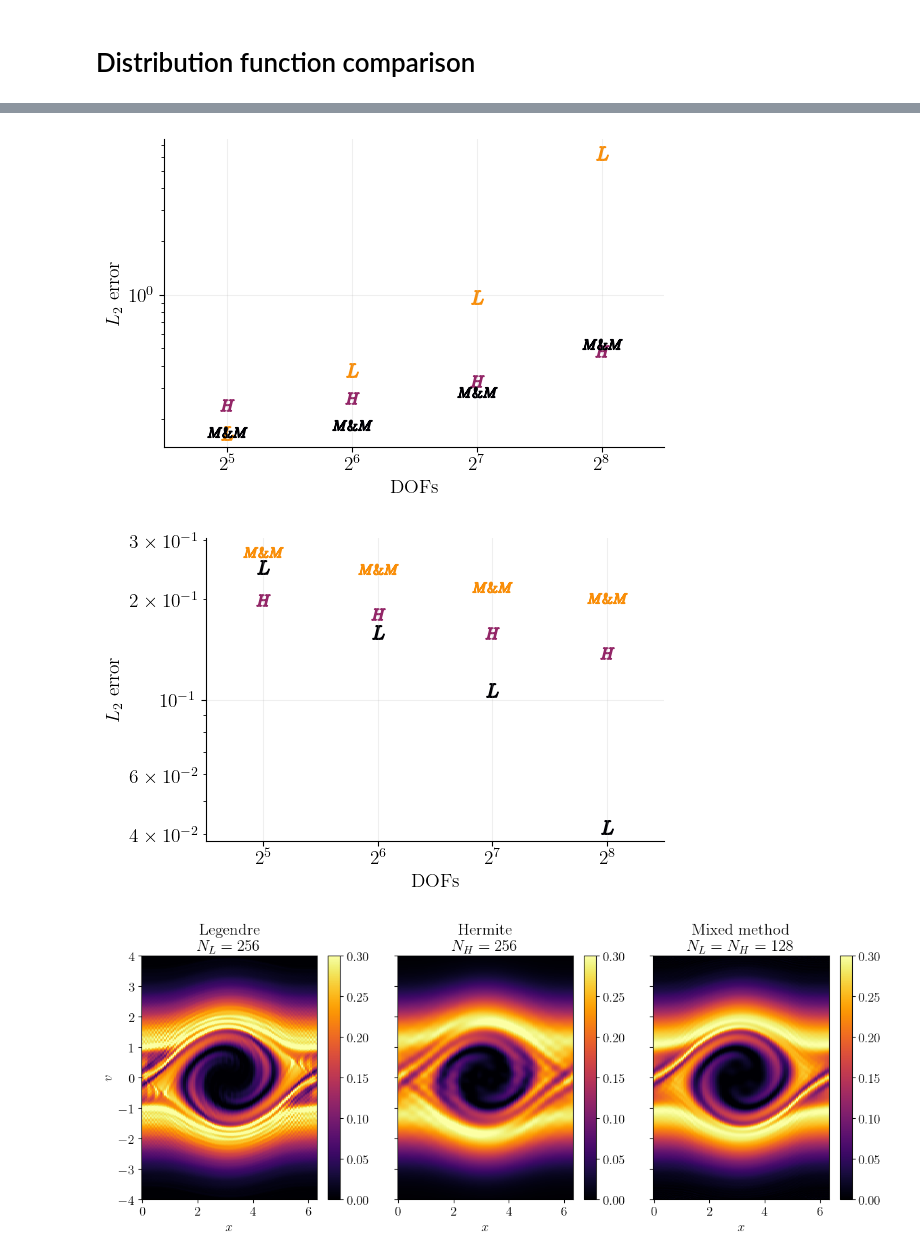
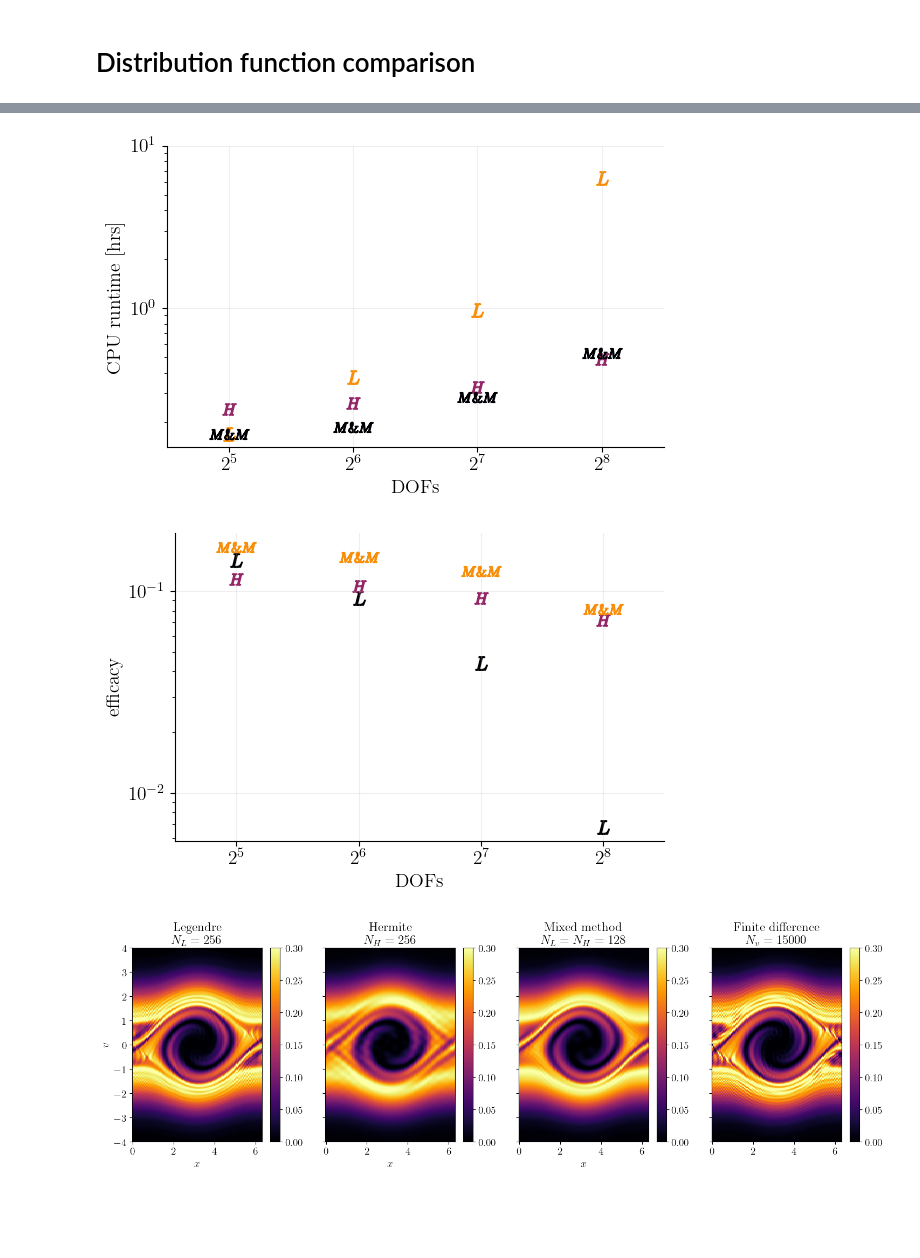
Before and after one commit to opaliss/mixed_methods, a Jupyter notebook: analysis/two_stream_instability_comparison_of_methods.ipynb, the cells around one changed output, grey strips where cells are left out. Cells and saved outputs as stored; diff of their text form; code cells hidden in the pictures; blank space fills up the shorter version.

Commit message:
add finite difference as reference solution with Nv = 15000

```diff
--- a/analysis/two_stream_instability_comparison_of_methods.ipynb
+++ b/analysis/two_stream_instability_comparison_of_methods.ipynb
@@ -42,5 +38,6 @@ E_truth = np.load("../data/legendre/two_stream/E_field_512_Nx_101_0_35.npy")
 # %%
-f_truth = np.load("../data/legendre/two_stream/distribution_t_35_512_Nx_101_0_35.npy")
+E_truth = np.load("/Users/oissan/PycharmProjects/mixed_methods/data/finite_difference/two_stream/E_Nv_15000_Nx_101__35.npy")
+f_truth = np.load("/Users/oissan/PycharmProjects/mixed_methods/data/finite_difference/two_stream/sol_u_Nv_15000_Nx_101__35.npy")[:, :, -1]
 # %%
 fig, ax = plt.subplots(ncols=3, figsize=(15, 4), sharex=True)
 
@@ -131,0 +134,27 @@ plt.savefig("../figures/comparison/error_two_stream.png", dpi=600)
+# %%
+fig, ax = plt.subplots(figsize=(6, 4))
+
+for Nv in Nv_vec:
+    E_legendre = np.load("../data/legendre/two_stream/E_field_" + str(Nv) + "_Nx_101_0_35.npy")[:-1, ::200]
+    E_hermite = np.load("../data/aw_hermite/two_stream/E_field_" + str(Nv) + "_Nx_101_0_35.npy")[:-1, ::200]
+    E_mm = np.load("../data/mixed_method_1_aw_hermite_legendre/two_stream/E_field_"  + str(Nv//2) + "_NvL_" + str(Nv//2) +"_Nx_101_0_35.npy")[:-1, ::200]
+    # compute errors
+    error_legendre = np.linalg.norm(np.abs(E_legendre - E_truth[:, :]), ord=2)
+    error_hermite = np.linalg.norm(np.abs(E_hermite - E_truth[:, :]), ord=2)
+    error_mm = np.linalg.norm(np.abs(E_mm - E_truth[:, :]), ord=2)
+
+    ax.scatter(Nv, error_legendre, marker=f"$L$", color=color3, s=90)
+    ax.scatter(Nv, error_hermite, marker=f"$H$", color=color2, s=90)
+    ax.scatter(Nv, error_mm, marker=f"$M\& M$", color=color1, s=800)
+
+ax.set_xlim(2**4.5, 2**8.5)
+ax.set_yscale("log")
+ax.set_xscale('log', base=2)
+ax.set_xticks(Nv_vec)
+ax.spines['right'].set_visible(False)
+ax.spines['top'].set_visible(False)
+ax.grid(alpha=0.2)
+ax.set_xlabel("DOFs")
+ax.set_ylabel("$L_{2}$ error")
+plt.tight_layout()
+plt.savefig("../figures/comparison/error_two_stream.png", dpi=600)
@@ -145,23 +176,24 @@ for Nv in Nv_vec:
 ax.set_xlim(2**4.5, 2**8.5)
 ax.set_yscale("log")
 ax.set_xscale('log', base=2)
+ax.set_yticks([1, 10])
 ax.set_xticks(Nv_vec)
 ax.spines['right'].set_visible(False)
 ax.spines['top'].set_visible(False)
 ax.grid(alpha=0.2)
 ax.set_xlabel("DOFs")
-ax.set_ylabel("$L_{2}$ error")
+ax.set_ylabel("CPU runtime [hrs]")
 plt.tight_layout()
 plt.savefig("../figures/comparison/runtime_two_stream.png", dpi=600)
 # %% [output]
-[figure, old version]
+[figure, new version]
 # %%
 fig, ax = plt.subplots(figsize=(6, 4))
 
 for Nv in Nv_vec:
-    f_legendre = np.load("../data/legendre/two_stream/distribution_t_35_" + str(Nv) + "_Nx_101_0_35.npy")
-    f_hermite = np.load("../data/aw_hermite/two_stream/distribution_t_35_" + str(Nv) + "_Nx_101_0_35.npy")
-    f_mm = np.load("../data/mixed_method_1_aw_hermite_legendre/two_stream/distribution_t_35_" + str(Nv//2) + "_NvL_" + str(Nv//2) +"_Nx_101_0_35.npy")
+    f_legendre = np.load("../data/legendre/two_stream/distribution_t_35_" + str(Nv) + "_Nx_101_0_35.npy")[:-1, :]
+    f_hermite = np.load("../data/aw_hermite/two_stream/distribution_t_35_" + str(Nv) + "_Nx_101_0_35.npy")[:-1, :]
+    f_mm = np.load("../data/mixed_method_1_aw_hermite_legendre/two_stream/distribution_t_35_" + str(Nv//2) + "_NvL_" + str(Nv//2) +"_Nx_101_0_35.npy")[:-1, :]
     # compute errors
     error_legendre = np.linalg.norm(np.abs(f_legendre - f_truth), ord=2)
     error_hermite = np.linalg.norm(np.abs(f_hermite - f_truth), ord=2)
@@ -182,27 +214,30 @@ ax.spines['right'].set_visible(False)
 ax.spines['top'].set_visible(False)
 ax.grid(alpha=0.2)
 ax.set_xlabel("DOFs")
-ax.set_ylabel("$L_{2}$ error")
+ax.set_ylabel("efficacy")
 plt.tight_layout()
 plt.savefig("../figures/comparison/efficacy_two_stream.png", dpi=600)
 # %% [output]
-[figure, old version]
+[figure, new version]
 # %%
-fig, ax = plt.subplots(ncols=3, figsize=(12, 5), sharey=True)
+fig, ax = plt.subplots(ncols=4, figsize=(15, 5), sharey=True)
 pos = ax[0].pcolormesh(x, v, f_legendre.T, cmap="inferno", vmin=0, vmax=0.3)
 cbar = fig.colorbar(pos)
 pos = ax[1].pcolormesh(x, v, f_hermite.T, cmap="inferno", vmin=0, vmax=0.3)
 cbar = fig.colorbar(pos)
 pos = ax[2].pcolormesh(x, v, f_mm.T, cmap="inferno", vmin=0, vmax=0.3)
 cbar = fig.colorbar(pos)
+pos = ax[3].pcolormesh(x, v, f_truth.T, cmap="inferno", vmin=0, vmax=0.3)
+cbar = fig.colorbar(pos)
+ax[3].set_title("Finite difference \n $N_{v} = 15000$")
 ax[2].set_title("Mixed method \n $N_{L} = N_{H} = 128$")
 ax[1].set_title("Hermite \n $N_{H} = 256$")
 ax[0].set_title("Legendre \n $N_{L} = 256$")
 ax[0].set_ylabel("$v$")
 ax[0].set_xlabel("$x$")
 ax[1].set_xlabel("$x$")
 ax[2].set_xlabel("$x$")
 plt.tight_layout()
 plt.savefig("../figures/comparison/two_stream_distribution.png", dpi=600)
 # %% [output]
-[figure, old version]
+[figure, new version]
```
Also changed, not shown: parts of 7 cells of this notebook, 2 other files.
